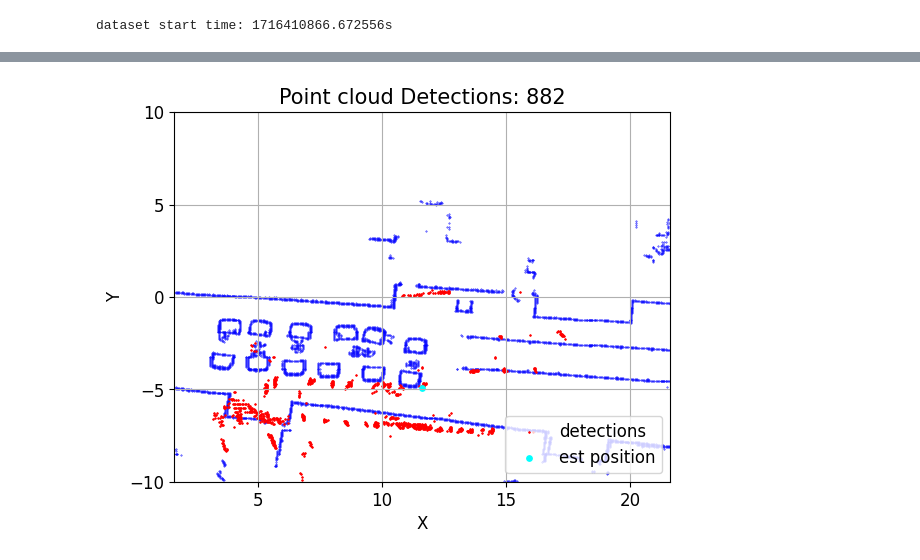
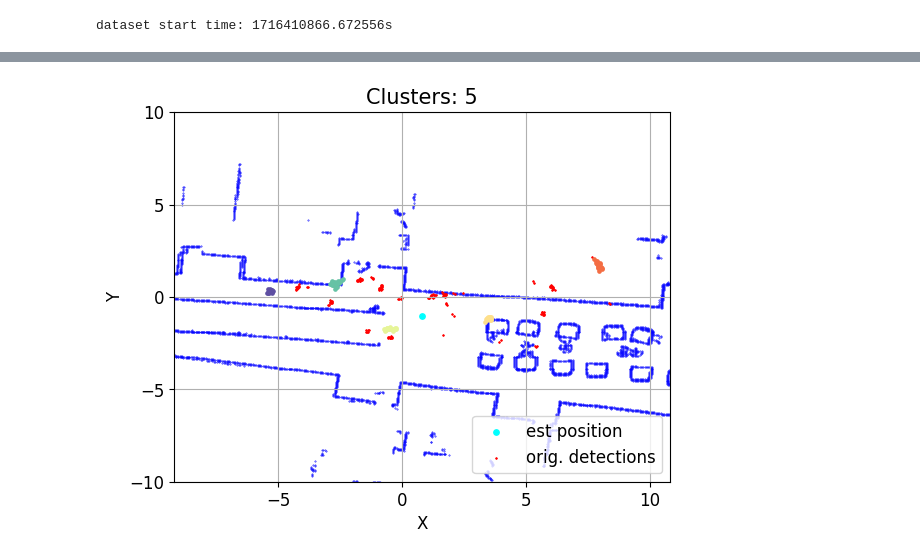
Before and after one commit to davidmhunt/odometry, a Jupyter notebook: notebooks/eval_combined_pc_kalman.ipynb, the cells around one changed output, grey strips where cells are left out. Drawn from its saved outputs; the diff is of its cells as text; code cells hidden in the pictures.

```diff
--- a/notebooks/eval_combined_pc_kalman.ipynb
+++ b/notebooks/eval_combined_pc_kalman.ipynb
@@ -94,0 +109,6 @@ dataset start time: 1716410866.672556s
+# %%
+end_idx = 1095
+test_bench.run(
+    max_frame=end_idx,
+    gt_enabled=False,
+    movie_generator=None)
@@ -109,3 +176,0 @@ plt.show()
-# %%
-end_idx = 530
-test_bench.run(max_frame=end_idx)
@@ -122,13 +177,17 @@ test_bench.plotter.plot_heading_history_deg(
 # %%
+combined_point_cloud = test_bench.point_cloud_stacker.get_points()
+
+
+# plot the lidar point cloud
 fig,ax = plt.subplots()
-test_bench.plotter.plot_position_history_m(
-    history_position_m=test_bench.history_position_m,
-    history_position_m_gt=test_bench.history_position_m_gt,
-    idx=0,
+test_bench.plotter_localization.marker_size=0.5
+test_bench.plotter_localization.plot_detections_on_map(
+    current_points=combined_point_cloud,
+    heading_rad=test_bench.point_cloud_stacker.current_heading_rad,
+    pose_m=test_bench.point_cloud_stacker.current_pose_m,
     ax=ax,
     show=False
 )
 ax.set_ylim(-10,10)
-ax.set_xlim(-2.5,20)
 plt.show()
 # %% [output]
@@ -157,18 +195,31 @@ print(test_bench.history_filter_g)
 # %%
-combined_point_cloud = test_bench.point_cloud_stacker.get_points()
+from odometry.point_cloud_processing.multipath import MultiPath
+from odometry.supportFns import rotation_functions
+from odometry.supportFns import coordinate_systems
 
+stacked_pc_cart = test_bench.point_cloud_stacker.get_points()
+
+multipath = MultiPath(
+    clustering_eps=0.3,
+    clustering_min_samples=15
+)
+
+labels = multipath._cluster_points(stacked_pc_cart)
 
 # plot the lidar point cloud
 fig,ax = plt.subplots()
-test_bench.plotter.marker_size=0.5
-test_bench.plotter.plot_detections_on_map(
-    current_points=combined_point_cloud,
+test_bench.plotter_localization.marker_size=0.5
+test_bench.plotter_localization.plot_detection_clusters_on_map(
+    current_points=stacked_pc_cart,
+    labels=labels,
     heading_rad=test_bench.point_cloud_stacker.current_heading_rad,
     pose_m=test_bench.point_cloud_stacker.current_pose_m,
     ax=ax,
+    plot_raw_detections=True,
     show=False
 )
+
 ax.set_ylim(-10,10)
 plt.show()
 # %% [output]
-[figure, old version]
+[figure, new version]
```
Also changed, not shown: parts of 17 cells of this notebook, 6 other files.
